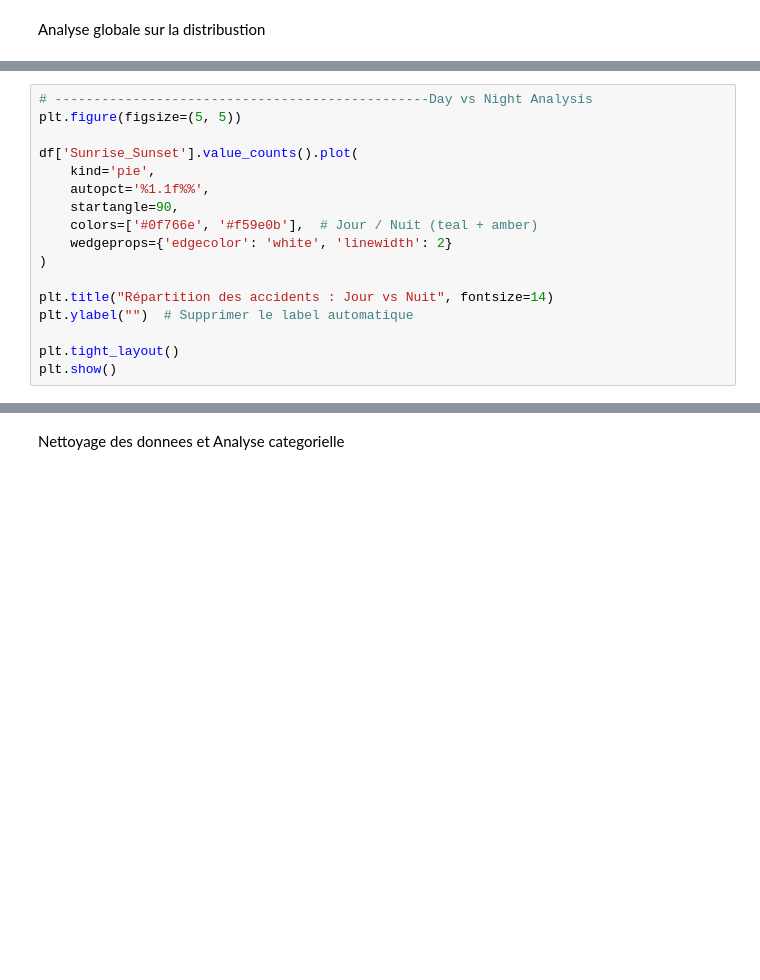
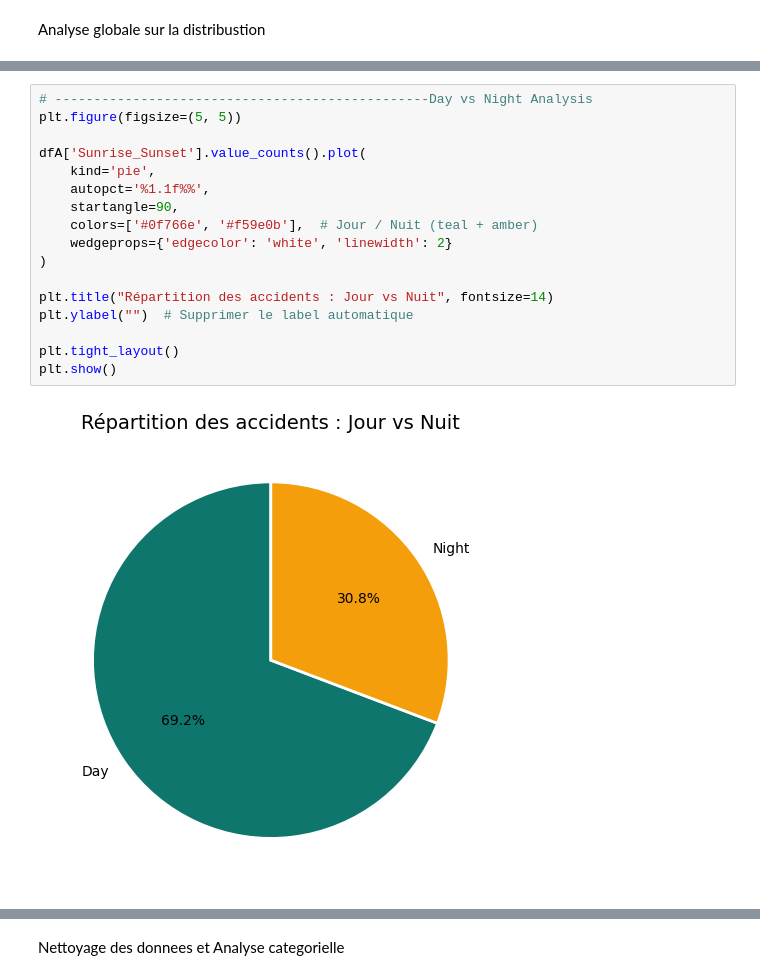
Before and after one commit to zinebettahery/US-Accidents, a Jupyter notebook: notebooks/EDA.ipynb, the cells around one changed output, grey strips where cells are left out. Saved outputs shown, nothing was run; the diff lists cells and outputs as text; blank space fills up the shorter version.

```diff
--- a/notebooks/EDA.ipynb
+++ b/notebooks/EDA.ipynb
@@ -749,20 +808,22 @@ plt.show()
 # %%
 # ------------------------------------------------Day vs Night Analysis
 plt.figure(figsize=(5, 5))
 
-df['Sunrise_Sunset'].value_counts().plot(
+dfA['Sunrise_Sunset'].value_counts().plot(
     kind='pie',
     autopct='%1.1f%%',
     startangle=90,
     colors=['#0f766e', '#f59e0b'],  # Jour / Nuit (teal + amber)
     wedgeprops={'edgecolor': 'white', 'linewidth': 2}
 )
 
 plt.title("Répartition des accidents : Jour vs Nuit", fontsize=14)
 plt.ylabel("")  # Supprimer le label automatique
 
 plt.tight_layout()
 plt.show()
+# %% [output]
+[figure, added]
 # %%
 # ------------------------------------------------Weather Condition Analysis
 plt.figure(figsize=(14, 6))
```
Also changed, not shown: parts of 67 cells of this notebook.
